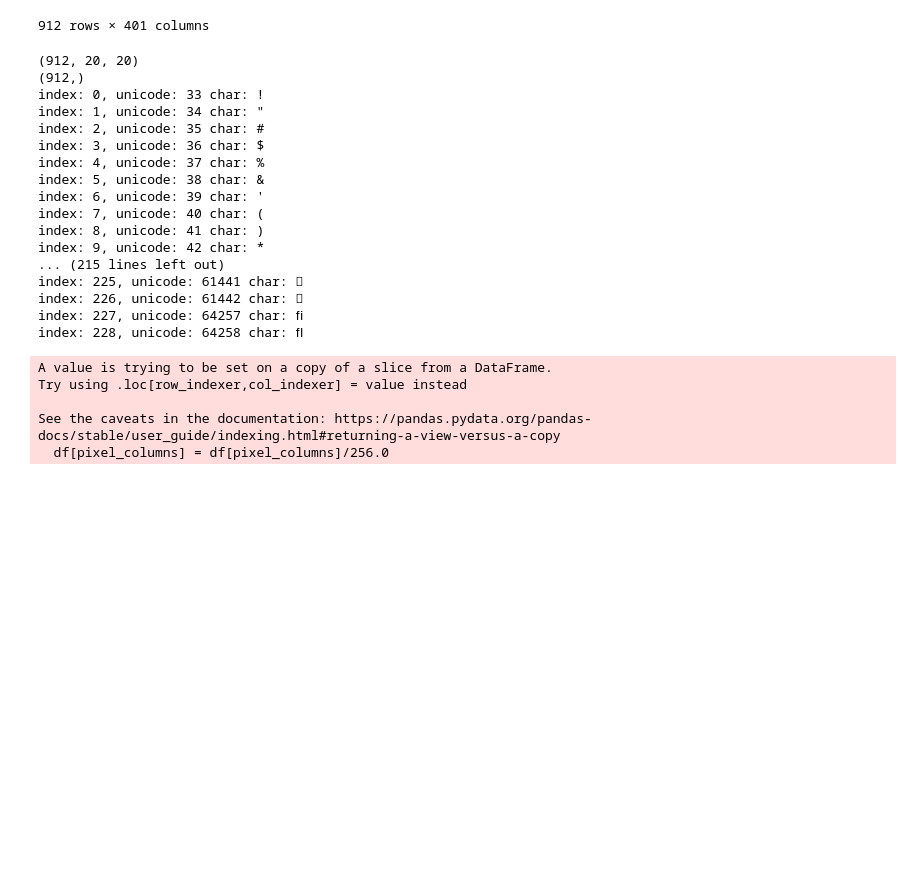
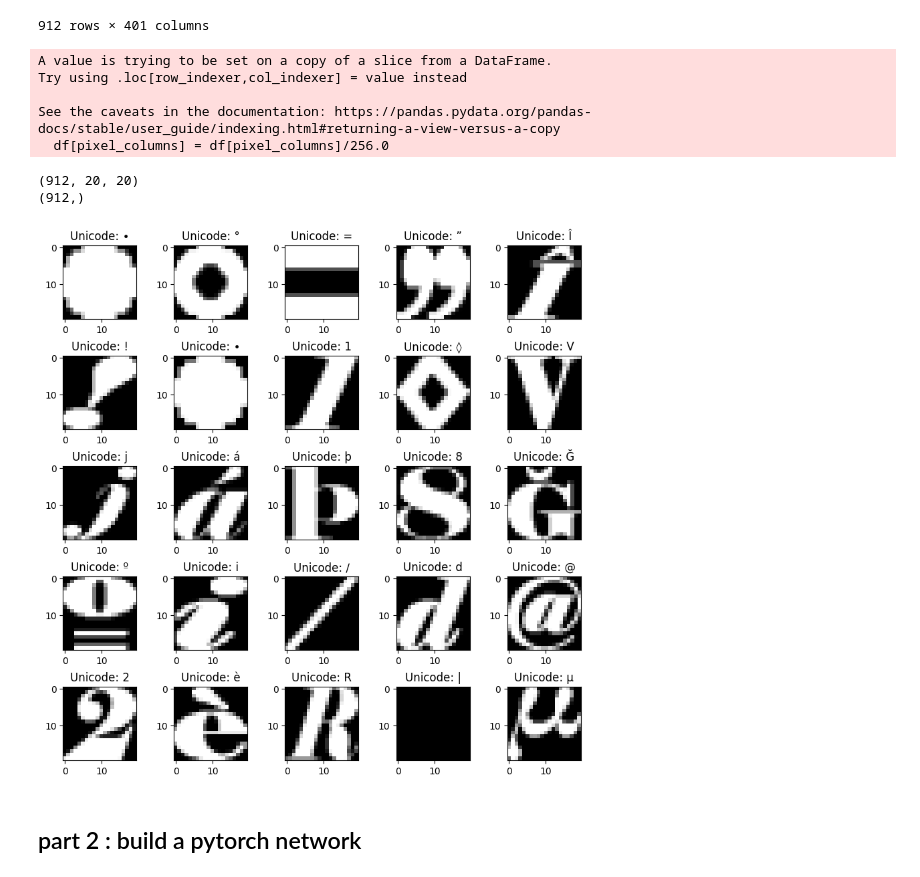
Before and after one commit to prattaiden/MSD_2024_AP, a Jupyter notebook: 6017/assignments/HW6/hw6J.ipynb, the cells around one changed output. Cells and saved outputs as stored; diff of their text form; code cells hidden in the pictures; blank space fills up the shorter version.

```diff
--- a/6017/assignments/HW6/hw6J.ipynb
+++ b/6017/assignments/HW6/hw6J.ipynb
@@ -1,8 +3,18 @@
 # %%
 import pandas as pd
 import numpy as np
+import matplotlib.pyplot as plt
+from sklearn.model_selection import train_test_split, cross_val_predict, cross_val_score, KFold
+from torch.utils.data import TensorDataset, DataLoader
+import torch
+import torchvision
+import torchvision.transforms as transforms
+import torch.nn as nn
+import torch.nn.functional as F
+import torch.optim as optim
+from torch.utils.data.dataloader import default_collate
 
-elephant_data = pd.read_csv("character+font+images/ELEPHANT.csv")
+elephant_data = pd.read_csv("lfonts/ELEPHANT.csv")
 
 # display(elephant_data)
 pixel_columns = [col for col in elephant_data.columns if col.startswith('r') and 'c' in col]
@@ -35,56 +47,55 @@ def dictionaries(df):
     #unicode is they key and index is the value in the dictionary
     unicode_to_index = {unicode: index for index, unicode in enumerate(unique_unicode_v)}
     #reverse mapping of the unicode and index
     index_to_unicode = {index: unicode for unicode, index in unicode_to_index.items()}
     return unicode_to_index, index_to_unicode
 
 unicode_to_index, index_to_unicode = dictionaries(elephant_data)
 
 
 def transform(df, unicode_to_index):
 
     #normalizing pixel value
     df[pixel_columns] = df[pixel_columns]/256.0
 
     #extracting the pixel data as a numpy array
     Xs = df[pixel_columns].values.reshape(-1,20,20)
 
     #transforming unicode label to indices
     Ys = np.array([unicode_to_index[unicode] for unicode in df['m_label'].values])
 
     return Xs, Ys
 
 
-X, Y = transform(filtered_elephant_data, unicode_to_index)
+Xs, Ys = transform(filtered_elephant_data, unicode_to_index)
 
-print(X.shape)
-print(Y.shape)
+print(Xs.shape)
+print(Ys.shape)
 
 def print_unicode_mapping(index_to_unicode):
     for index, unicode in index_to_unicode.items():
         print(f"index: {index}, unicode: {unicode} char: {chr(unicode)}")
 
-print_unicode_mapping(index_to_unicode)
+#print_unicode_mapping(index_to_unicode)
+
+num_to_print = 25
+
+random = np.random.choice(len(Xs), num_to_print, replace=False)
+
+plt.figure(figsize= (10, 10))
+for i, idx in enumerate(random):
+    plt.subplot( 5, 5, i+1 )
+    plt.imshow(X[idx, : , :], cmap='gray', interpolation='none')
+    plt.title(f'Unicode: {chr(index_to_unicode[Y[idx]])}')
+    plt.subplots_adjust(wspace = 0.5, hspace = 0.5)
+
+plt.show()
 # %% [output]
-(912, 20, 20)
-(912,)
-index: 0, unicode: 33 char: !
-index: 1, unicode: 34 char: "
-index: 2, unicode: 35 char: #
-index: 3, unicode: 36 char: $
-index: 4, unicode: 37 char: %
-index: 5, unicode: 38 char: &
-index: 6, unicode: 39 char: '
-index: 7, unicode: 40 char: (
-index: 8, unicode: 41 char: )
-index: 9, unicode: 42 char: *
-... (215 lines left out)
-index: 225, unicode: 61441 char: 
-index: 226, unicode: 61442 char: 
-index: 227, unicode: 64257 char: ﬁ
-index: 228, unicode: 64258 char: ﬂ
+A value is trying to be set on a copy of a slice from a DataFrame.
+Try using .loc[row_indexer,col_indexer] = value instead
+
+See the caveats in the documentation: https://pandas.pydata.org/pandas-docs/stable/user_guide/indexing.html#returning-a-view-versus-a-copy
+  df[pixel_columns] = df[pixel_columns]/256.0
-A value is trying to be set on a copy of a slice from a DataFrame.
-Try using .loc[row_indexer,col_indexer] = value instead
-
-See the caveats in the documentation: https://pandas.pydata.org/pandas-docs/stable/user_guide/indexing.html#returning-a-view-versus-a-copy
-  df[pixel_columns] = df[pixel_columns]/256.0
+(912, 20, 20)
+(912,)
+[figure, added]
@@ -139,0 +102,2 @@ class CNN(nn.Module):
+# %% [markdown]
+## part 2 : build a pytorch network
```
Also changed, not shown: parts of 5 cells of this notebook, 3 other files.
